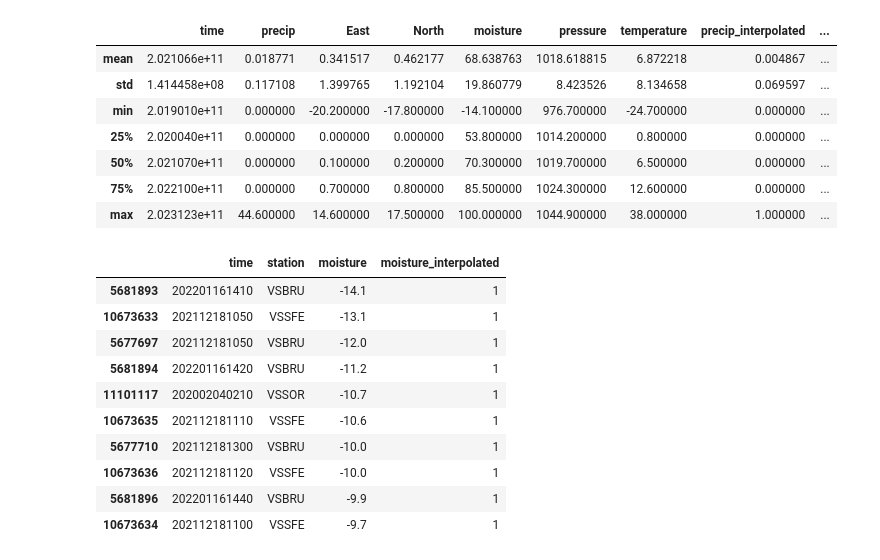
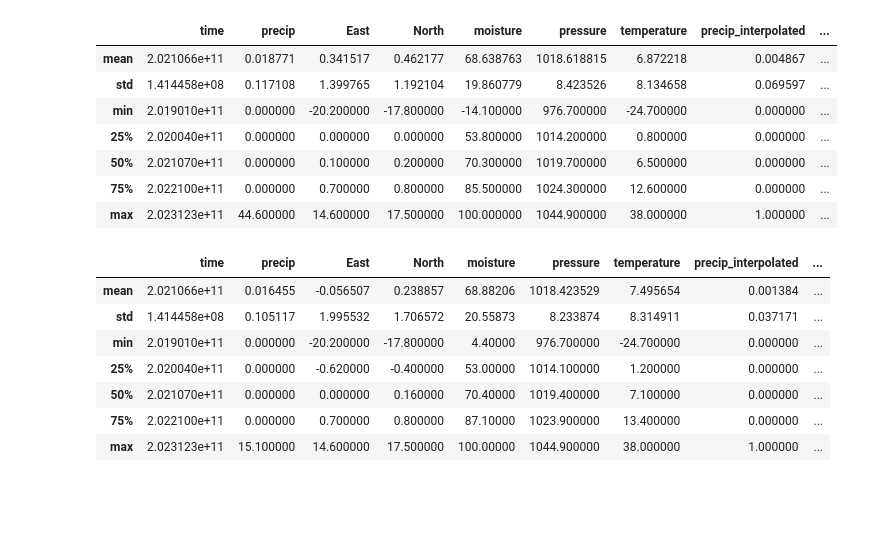
Before and after one commit to Elwin-Freudiger/MeteoThesis, a Jupyter notebook: notebooks/eda.ipynb, the cells around one changed output. Cells and saved outputs as stored; diff of their text form; code cells hidden in the pictures; blank space fills up the shorter version.

```diff
--- a/notebooks/eda.ipynb
+++ b/notebooks/eda.ipynb
@@ -50,16 +50,13 @@ thingy.describe().drop('count')
 | 75% | 2.022100e+11 | 0.000000 | 0.700000 | 0.800000 | 85.500000 | 1024.300000 | 12.600000 | 0.000000 | ... |
 | max | 2.023123e+11 | 44.600000 | 14.600000 | 17.500000 | 100.000000 | 1044.900000 | 38.000000 | 1.000000 | ... |
 # %%
-thingy[['time', 'station', 'moisture', 'moisture_interpolated']].sort_values('moisture').head(10)
+thingy[thingy['East_interpolated']==0].describe().drop('count')
 # %% [output]
-|  | time | station | moisture | moisture_interpolated |
-| 5681893 | 202201161410 | VSBRU | -14.1 | 1 |
-| 10673633 | 202112181050 | VSSFE | -13.1 | 1 |
-| 5677697 | 202112181050 | VSBRU | -12.0 | 1 |
-| 5681894 | 202201161420 | VSBRU | -11.2 | 1 |
-| 11101117 | 202002040210 | VSSOR | -10.7 | 1 |
-| 10673635 | 202112181110 | VSSFE | -10.6 | 1 |
-| 5677710 | 202112181300 | VSBRU | -10.0 | 1 |
-| 10673636 | 202112181120 | VSSFE | -10.0 | 1 |
-| 5681896 | 202201161440 | VSBRU | -9.9 | 1 |
-| 10673634 | 202112181100 | VSSFE | -9.7 | 1 |
+|  | time | precip | East | North | moisture | pressure | temperature | precip_interpolated | ... |
+| mean | 2.021066e+11 | 0.016455 | -0.056507 | 0.238857 | 68.88206 | 1018.423529 | 7.495654 | 0.001384 | ... |
+| std | 1.414458e+08 | 0.105117 | 1.995532 | 1.706572 | 20.55873 | 8.233874 | 8.314911 | 0.037171 | ... |
+| min | 2.019010e+11 | 0.000000 | -20.200000 | -17.800000 | 4.40000 | 976.700000 | -24.700000 | 0.000000 | ... |
+| 25% | 2.020040e+11 | 0.000000 | -0.620000 | -0.400000 | 53.00000 | 1014.100000 | 1.200000 | 0.000000 | ... |
+| 50% | 2.021070e+11 | 0.000000 | 0.000000 | 0.160000 | 70.40000 | 1019.400000 | 7.100000 | 0.000000 | ... |
+| 75% | 2.022100e+11 | 0.000000 | 0.700000 | 0.800000 | 87.10000 | 1023.900000 | 13.400000 | 0.000000 | ... |
+| max | 2.023123e+11 | 15.100000 | 14.600000 | 17.500000 | 100.00000 | 1044.900000 | 38.000000 | 1.000000 | ... |
```
Also changed, not shown: parts of 1 cell of this notebook, 29 other files.
